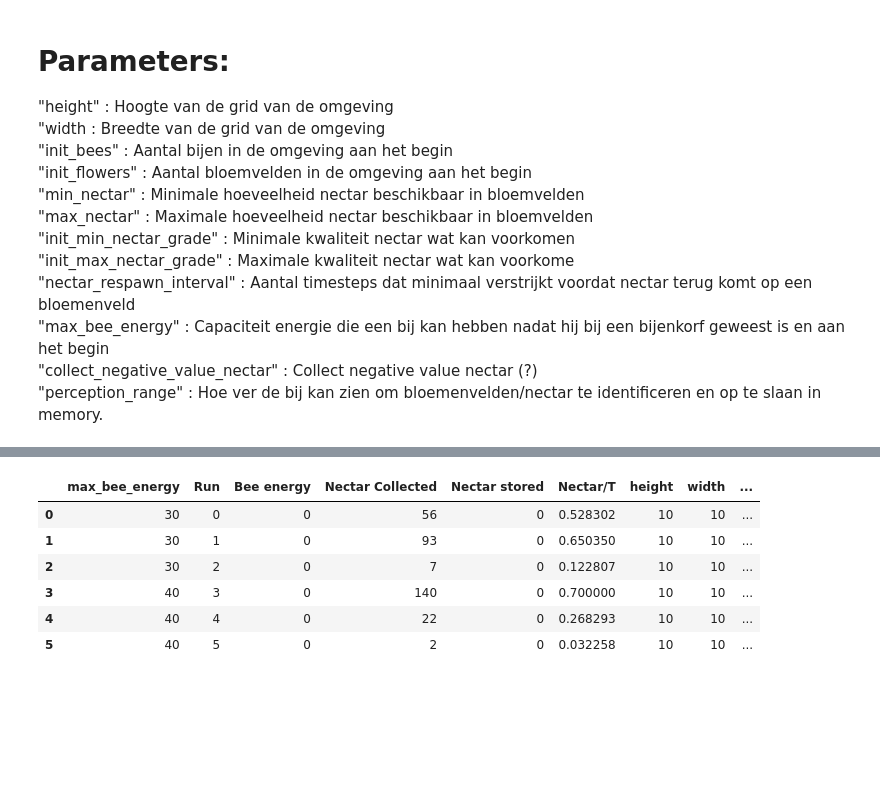
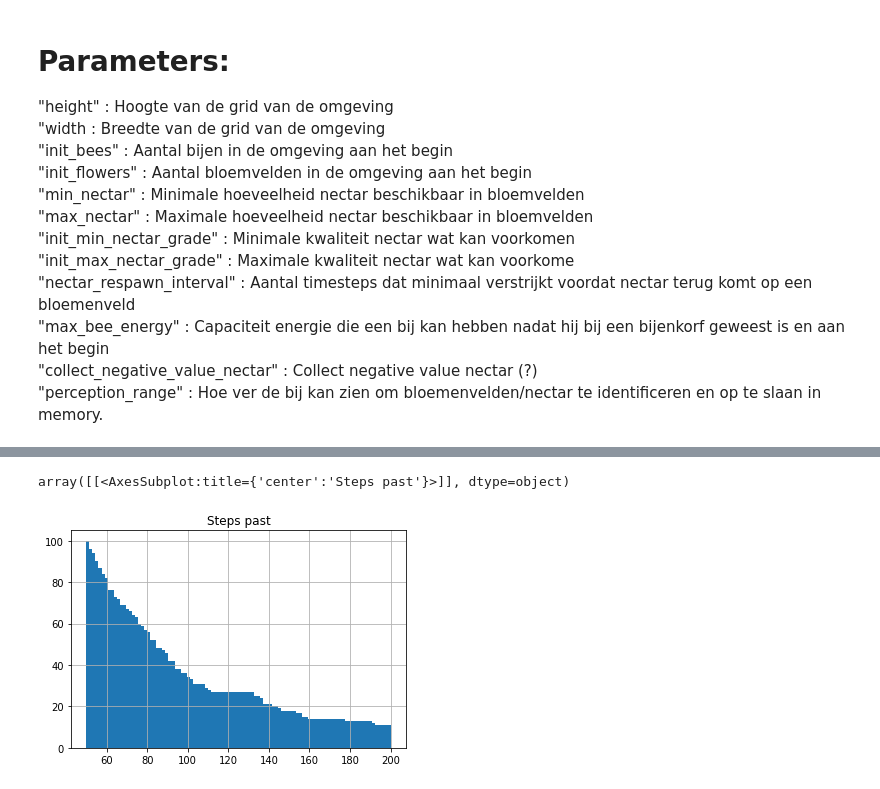
Before and after one commit to SwagLag/EcologicalPyramidChallenge, a Jupyter notebook: Dance of the bees Batchrunner Data.ipynb, the cells around one changed output, grey strips where cells are left out. Cells and saved outputs as stored; diff of their text form; code cells hidden in the pictures; blank space fills up the shorter version.

Commit message:
Histogram

```diff
--- a/Dance of the bees Batchrunner Data.ipynb
+++ b/Dance of the bees Batchrunner Data.ipynb
@@ -50,7 +50,7 @@ fixed_params = {
 }
 
 variable_params = {
-    "max_bee_energy": range(30, 50, 10)
+    "max_bee_energy": [30]
 }
 # %%
 # Zet content root op om import problemen te voorkomen
@@ -65,12 +65,14 @@ from IntelligentBeesChallenge.bee_simulation.model import BeeSimulation, get_nec
 batch_run = BatchRunner(BeeSimulation,
                         variable_parameters=variable_params,
                         fixed_parameters=fixed_params,
-                        iterations=3,
+                        iterations=100,
+                        max_steps=200,
                         model_reporters={
                             "Nectar/T": get_nectar_per_t,
                             "Bee energy": get_bee_energy,
                             "Nectar stored": get_hive_energy,
                             "Nectar Collected": get_nectar_collected,
+                            "Steps past": get_steps,
                         })
 batch_run.run_all()
 model_data = batch_run.get_model_vars_dataframe()
@@ -147,10 +302,8 @@ move_to_target origin same as target
 # %%
-model_data
+import matplotlib.pyplot as plt
+df = model_data[["Steps past"]]
+fig = plt.Figure(figsize=[500,500])
+df.hist(bins=100, cumulative=-1)
 # %% [output]
-|  | max_bee_energy | Run | Bee energy | Nectar Collected | Nectar stored | Nectar/T | height | width | ... |
-| 0 | 30 | 0 | 0 | 56 | 0 | 0.528302 | 10 | 10 | ... |
-| 1 | 30 | 1 | 0 | 93 | 0 | 0.650350 | 10 | 10 | ... |
-| 2 | 30 | 2 | 0 | 7 | 0 | 0.122807 | 10 | 10 | ... |
-| 3 | 40 | 3 | 0 | 140 | 0 | 0.700000 | 10 | 10 | ... |
-| 4 | 40 | 4 | 0 | 22 | 0 | 0.268293 | 10 | 10 | ... |
-| 5 | 40 | 5 | 0 | 2 | 0 | 0.032258 | 10 | 10 | ... |
+array([[<AxesSubplot:title={'center':'Steps past'}>]], dtype=object)
+[figure, added]
```
Also changed, not shown: parts of 5 cells of this notebook, 3 other files.
